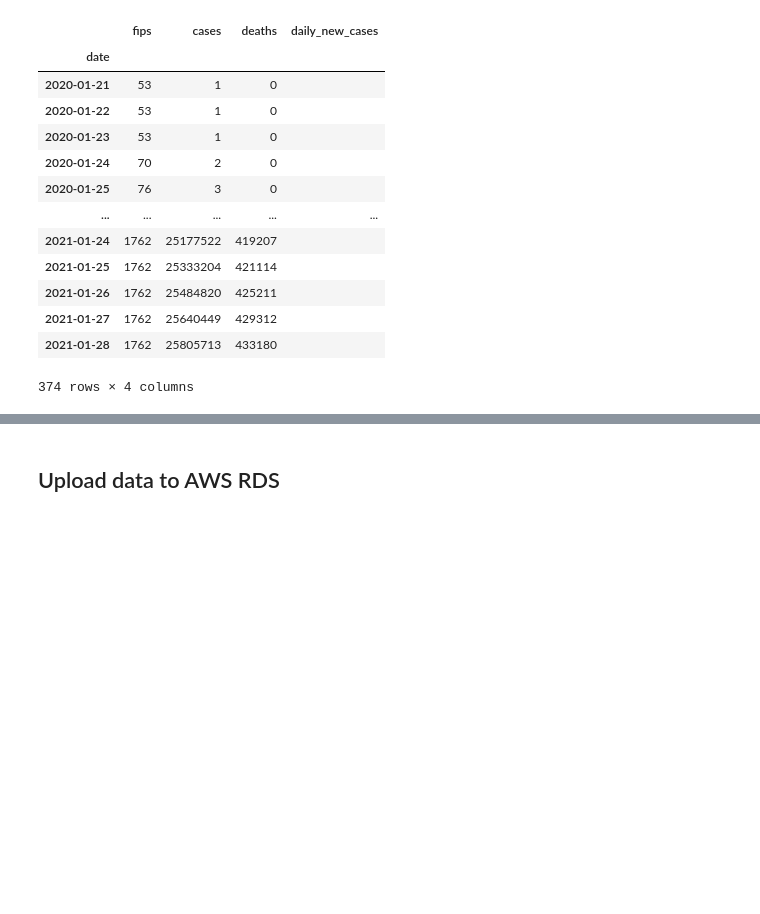
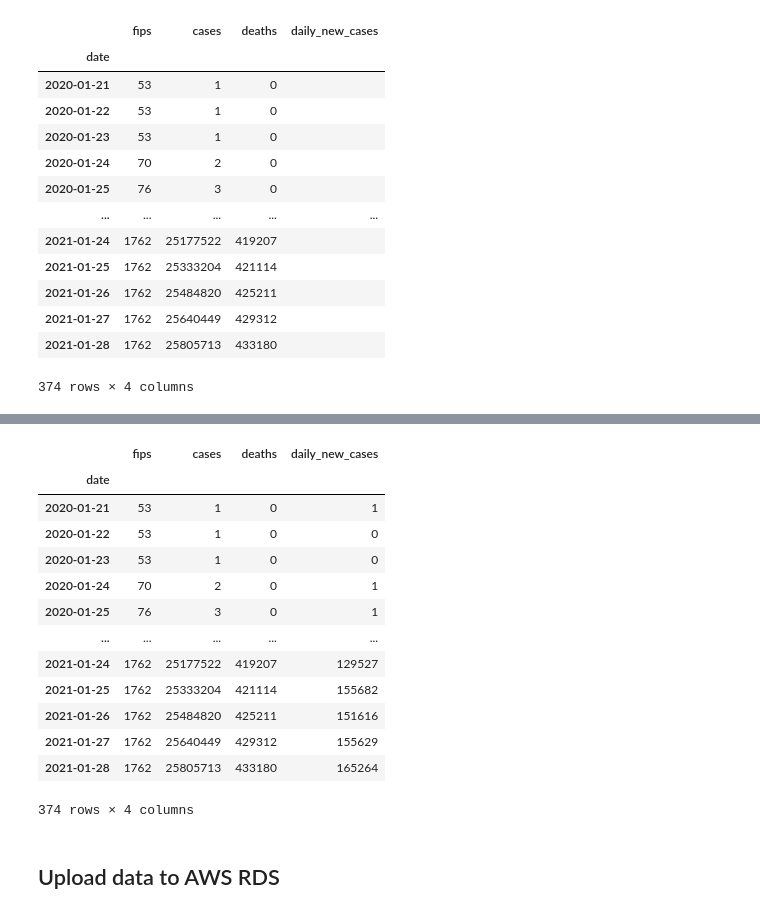
Before and after one commit to CCom20/us-covid-response, a Jupyter notebook: notebooks/data_cleaning_notebook.ipynb, the cells around one changed output, grey strips where cells are left out. Cells and saved outputs as stored; diff of their text form; code cells hidden in the pictures; blank space fills up the shorter version.

```diff
--- a/notebooks/data_cleaning_notebook.ipynb
+++ b/notebooks/data_cleaning_notebook.ipynb
@@ -332,4 +332,4 @@ previous_day = 0
 for index, row in nyt_avg_daily_cases.iterrows():
     new_cases = row["cases"] - previous_day
     previous_day = row["cases"]
-    nyt_avg_daily_cases.at(index, "daily_new_cases") = new_cases
+    nyt_avg_daily_cases.at[index, "daily_new_cases"] = new_cases
@@ -338,3 +336,20 @@ SyntaxError: can't assign to function call (<ipython-input-56-625414ba40e5>, lin
+# %%
+nyt_avg_daily_cases
+# %% [output]
+|  | fips | cases | deaths | daily_new_cases |
+| date |  |  |  |  |
+| 2020-01-21 | 53 | 1 | 0 | 1 |
+| 2020-01-22 | 53 | 1 | 0 | 0 |
+| 2020-01-23 | 53 | 1 | 0 | 0 |
+| 2020-01-24 | 70 | 2 | 0 | 1 |
+| 2020-01-25 | 76 | 3 | 0 | 1 |
+| ... | ... | ... | ... | ... |
+| 2021-01-24 | 1762 | 25177522 | 419207 | 129527 |
+| 2021-01-25 | 1762 | 25333204 | 421114 | 155682 |
+| 2021-01-26 | 1762 | 25484820 | 425211 | 151616 |
+| 2021-01-27 | 1762 | 25640449 | 429312 | 155629 |
+| 2021-01-28 | 1762 | 25805713 | 433180 | 165264 |
+374 rows × 4 columns
 # %%
 nyt_master = pd.merge(nyt_master, state_pop_df, how ="inner", on="state")
 nyt_master
```
Also changed, not shown: parts of 2 cells of this notebook.
